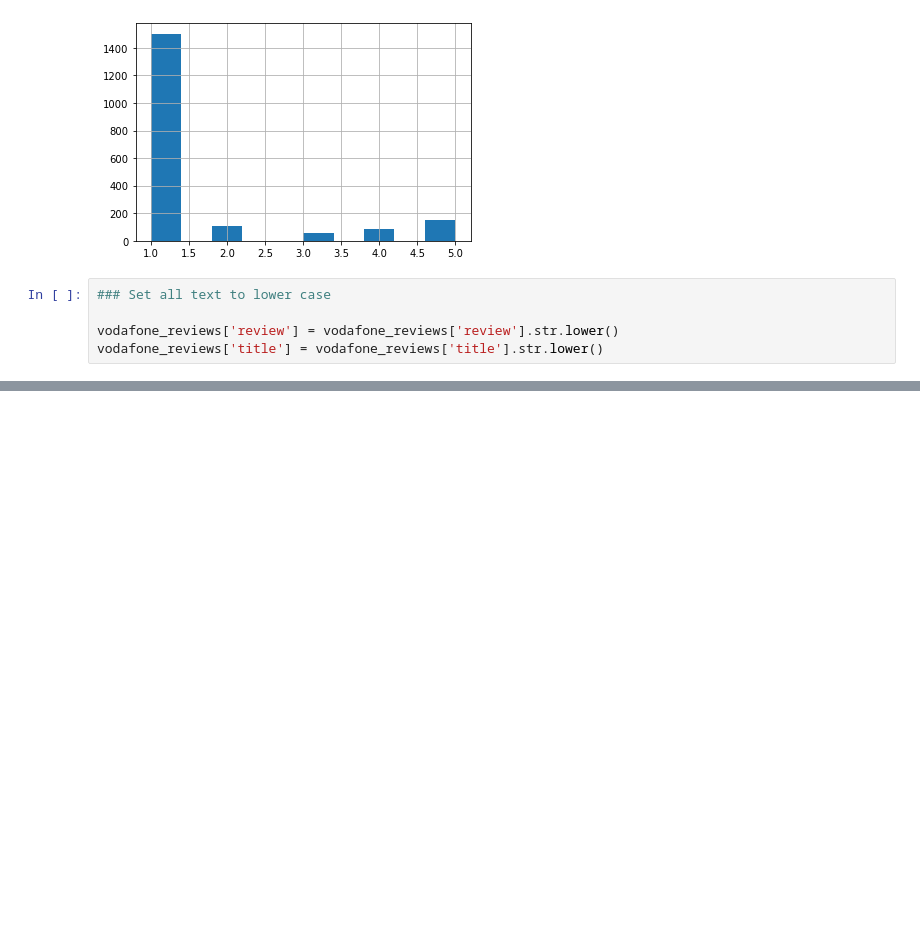
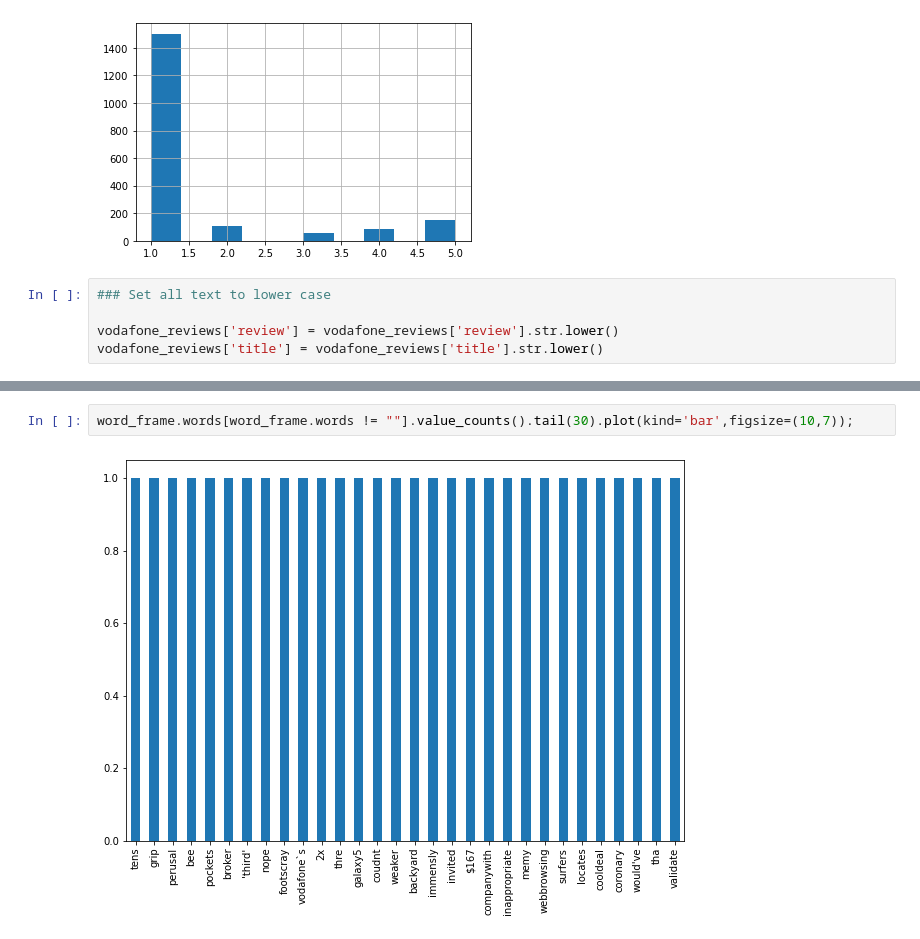
Before and after one commit to NikkiSarah/MA5853-54-Projects, a Jupyter notebook: DS Proj 1 HTML Miner.ipynb, the cells around one changed output, grey strips where cells are left out. Drawn from its saved outputs; the diff is of its cells as text; blank space fills up the shorter version.

```diff
--- a/DS Proj 1 HTML Miner.ipynb
+++ b/DS Proj 1 HTML Miner.ipynb
@@ -144,0 +169,4 @@ word_frame["words"].value_counts().tail(50).plot(kind='bar',figsize=(5,3))
+# %%
+word_frame.words[word_frame.words != ""].value_counts().tail(30).plot(kind='bar',figsize=(10,7));
+# %% [output]
+[figure, added]
```
Also changed, not shown: parts of 8 cells of this notebook, 2 other files.
